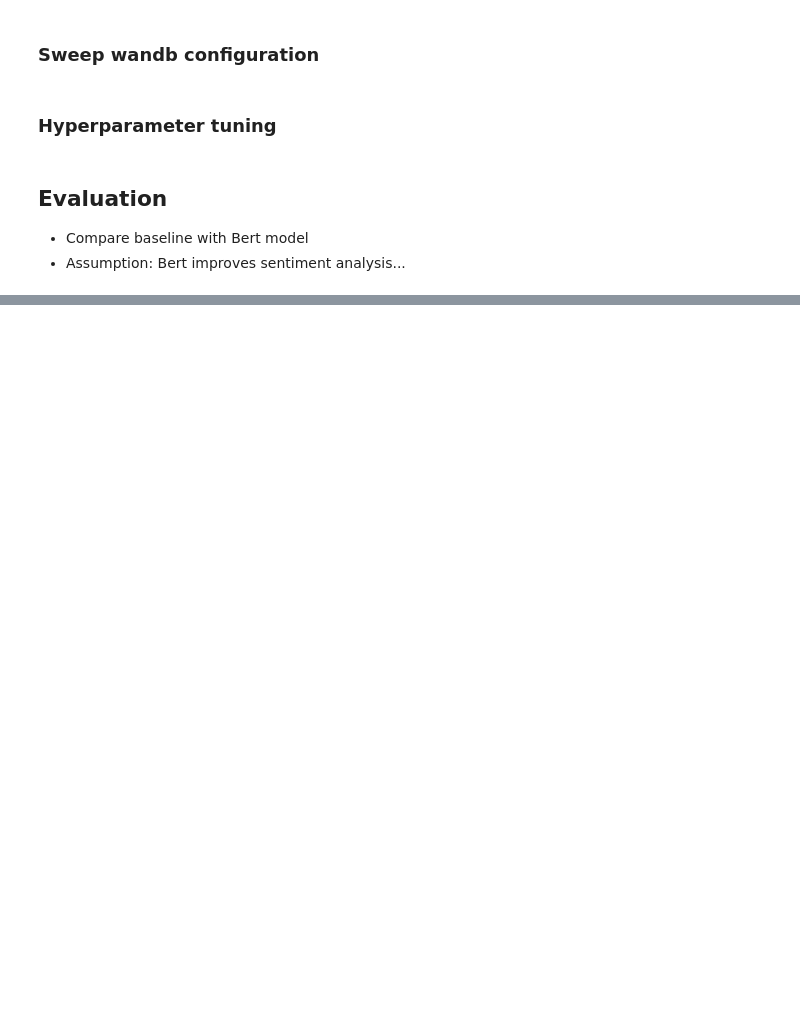
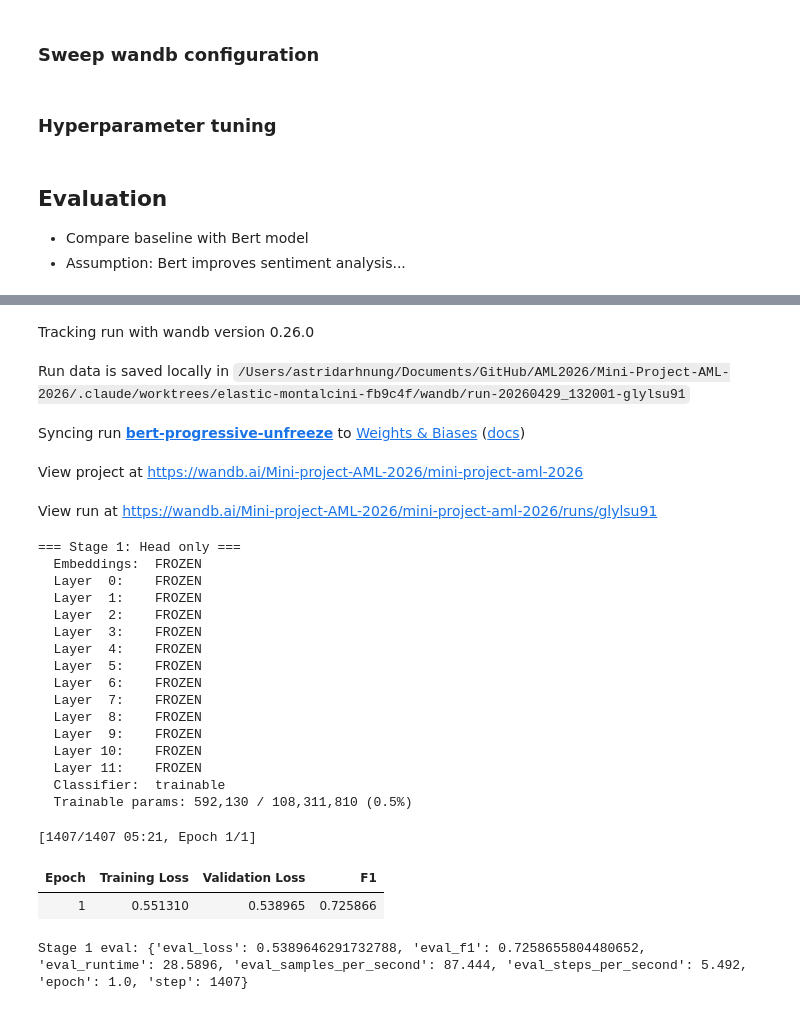
Before and after one commit to AstridArh/Mini-Project-AML-2026, a Jupyter notebook: main_astrid.ipynb, the cells around one changed output, grey strips where cells are left out. Cells and saved outputs as stored; diff of their text form; code cells hidden in the pictures; blank space fills up the shorter version.

```diff
--- a/main_astrid.ipynb
+++ b/main_astrid.ipynb
@@ -515,0 +576,36 @@ wandb.agent(sweep_id, function=train, count=10)  # count --> max runs
+# %%
+wandb.init(
+    project="mini-project-aml-2026",
+    entity="Mini-Project-AML-2026",
+    name="bert-progressive-unfreeze",
+    config={
+        "model": model_name,
+        "strategy": "progressive_unfreeze",
+        "stages": 3,
+        "stage1_frozen_layers": "all (0-11) + embeddings",
+        "stage2_frozen_layers": "0-8 + embeddings",
+        "stage3_frozen_layers": "none",
+        "lr": 5e-5,
+        "batch_size": 16,
+    },
+    tags=["progressive-unfreeze", "ulmfit"],
+)
+
+freeze_layers(model_pu, n_layers_to_keep_frozen=12)
+print("=== Stage 1: Head only ===")
+print_frozen_status(model_pu)
+
+trainer_s1 = Trainer(
+    model=model_pu,
+    args=make_stage_args(stage=1, output_subdir="stage1"),
+    train_dataset=encoded_dataset_train,
+    eval_dataset=encoded_dataset_eval,
+    data_collator=data_collator,
+    compute_metrics=compute_metrics,
+)
+trainer_s1.train()
+
+metrics_s1 = next((e for e in reversed(trainer_s1.state.log_history) if "eval_loss" in e), {})
+wandb.log({"stage1/" + k: v for k, v in metrics_s1.items()})
+print("Stage 1 eval:", metrics_s1)
+# %% [output]
@@ -515,0 +613,25 @@ wandb.agent(sweep_id, function=train, count=10)  # count --> max runs
+Tracking run with wandb version 0.26.0
+Run data is saved locally in /Users/astridarhnung/Documents/GitHub/AML2026/Mini-Project-AML-2026/.claude/worktrees/elastic-montalcini-fb9c4f/wandb/run-20260429_132001-glylsu91
+Syncing run bert-progressive-unfreeze to Weights & Biases (docs)
+View project at https://wandb.ai/Mini-project-AML-2026/mini-project-aml-2026
+View run at https://wandb.ai/Mini-project-AML-2026/mini-project-aml-2026/runs/glylsu91
+=== Stage 1: Head only ===
+  Embeddings:  FROZEN
+  Layer  0:    FROZEN
+  Layer  1:    FROZEN
+  Layer  2:    FROZEN
+  Layer  3:    FROZEN
+  Layer  4:    FROZEN
+  Layer  5:    FROZEN
+  Layer  6:    FROZEN
+  Layer  7:    FROZEN
+  Layer  8:    FROZEN
+  Layer  9:    FROZEN
+  Layer 10:    FROZEN
+  Layer 11:    FROZEN
+  Classifier:  trainable
+  Trainable params: 592,130 / 108,311,810 (0.5%)
+[1407/1407 05:21, Epoch 1/1]
+| Epoch | Training Loss | Validation Loss | F1 |
+| 1 | 0.551310 | 0.538965 | 0.725866 |
+Stage 1 eval: {'eval_loss': 0.5389646291732788, 'eval_f1': 0.7258655804480652, 'eval_runtime': 28.5896, 'eval_samples_per_second': 87.444, 'eval_steps_per_second': 5.492, 'epoch': 1.0, 'step': 1407}
```
Also changed, not shown: parts of 16 cells of this notebook.
